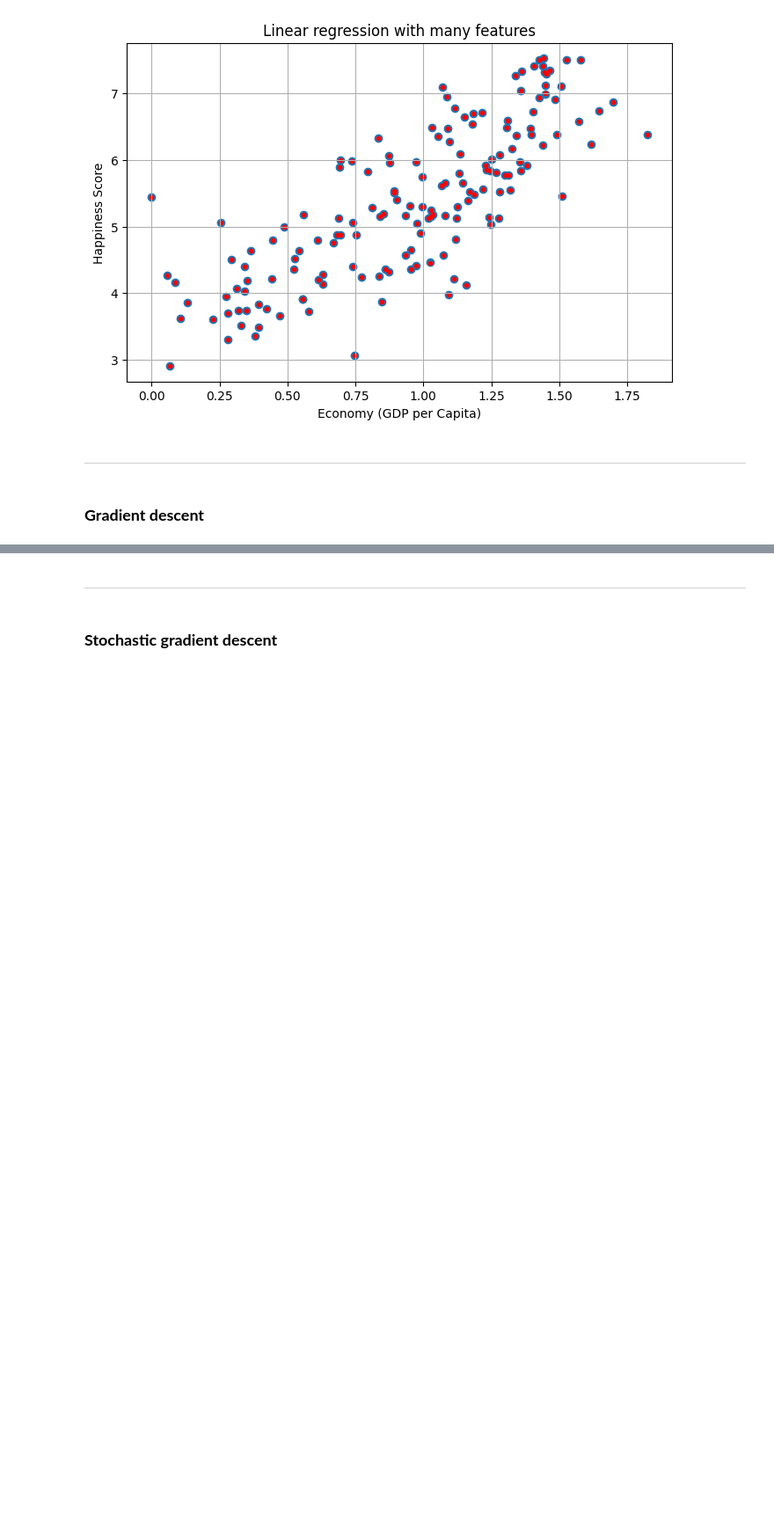
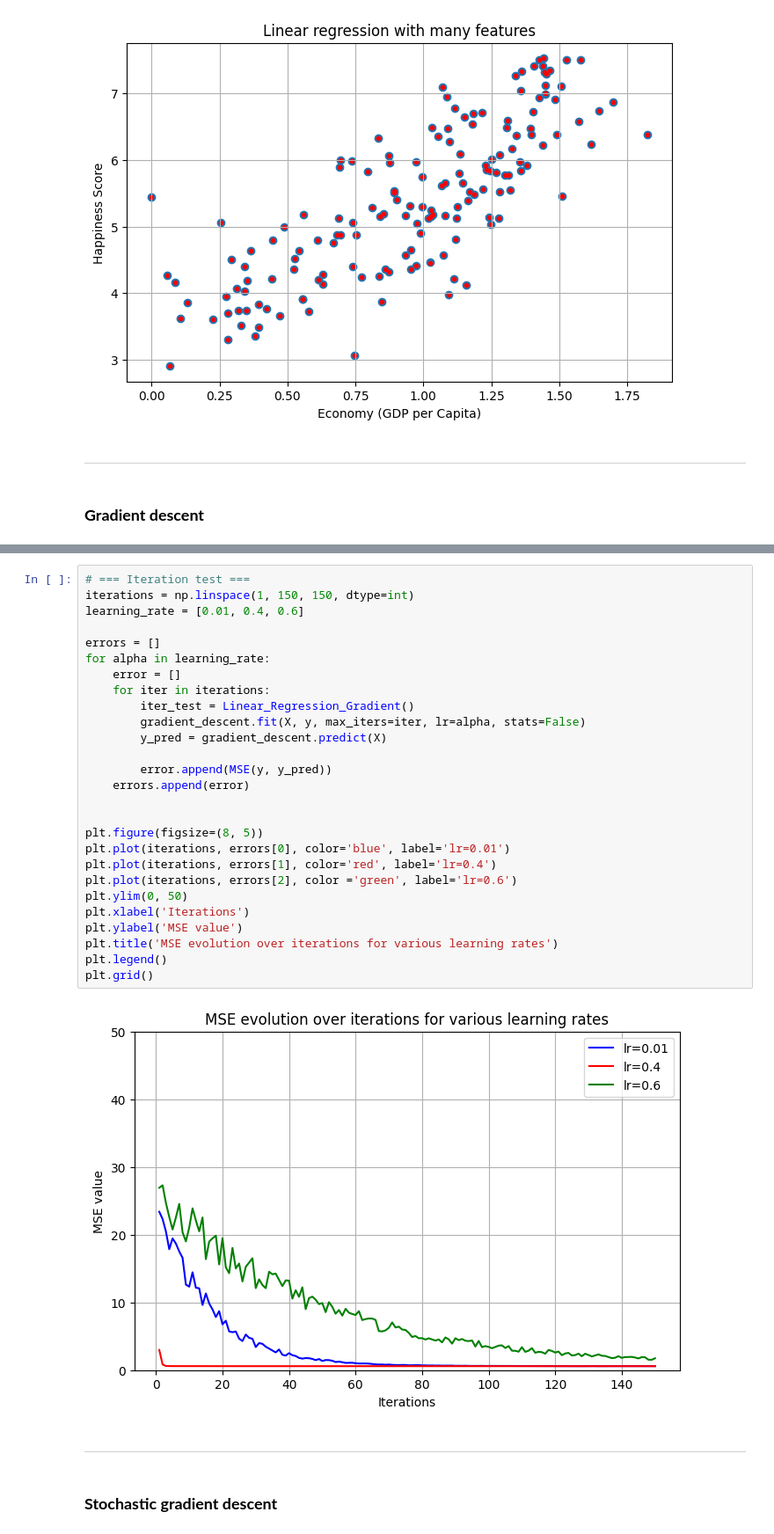
Before and after one commit to JasinskiKacper/machine_learning_from_scratch, a Jupyter notebook: 01_linear_regression/experiments.ipynb, the cells around one changed output, grey strips where cells are left out. Shown at 88% size. Saved outputs shown, nothing was run; the diff lists cells and outputs as text; blank space fills up the shorter version.

```diff
--- a/01_linear_regression/experiments.ipynb
+++ b/01_linear_regression/experiments.ipynb
@@ -206,3 +237,32 @@ y = [[3.16447605]]x + 2.8707898058280032
+# %%
+# === Iteration test ===
+iterations = np.linspace(1, 150, 150, dtype=int)
+learning_rate = [0.01, 0.4, 0.6]
+
+errors = []
+for alpha in learning_rate:
+    error = []
+    for iter in iterations:
+        iter_test = Linear_Regression_Gradient()
+        gradient_descent.fit(X, y, max_iters=iter, lr=alpha, stats=False)
+        y_pred = gradient_descent.predict(X)
+
+        error.append(MSE(y, y_pred))
+    errors.append(error)
+
+
+plt.figure(figsize=(8, 5))
+plt.plot(iterations, errors[0], color='blue', label='lr=0.01')
+plt.plot(iterations, errors[1], color='red', label='lr=0.4')
+plt.plot(iterations, errors[2], color ='green', label='lr=0.6')
+plt.ylim(0, 50)
+plt.xlabel('Iterations')
+plt.ylabel('MSE value')
+plt.title('MSE evolution over iterations for various learning rates')
+plt.legend()
+plt.grid()
+# %% [output]
+[figure, added]
 # %% [markdown]
 ---
 # %% [markdown]
```
Also changed, not shown: parts of 9 cells of this notebook, 8 other files.
